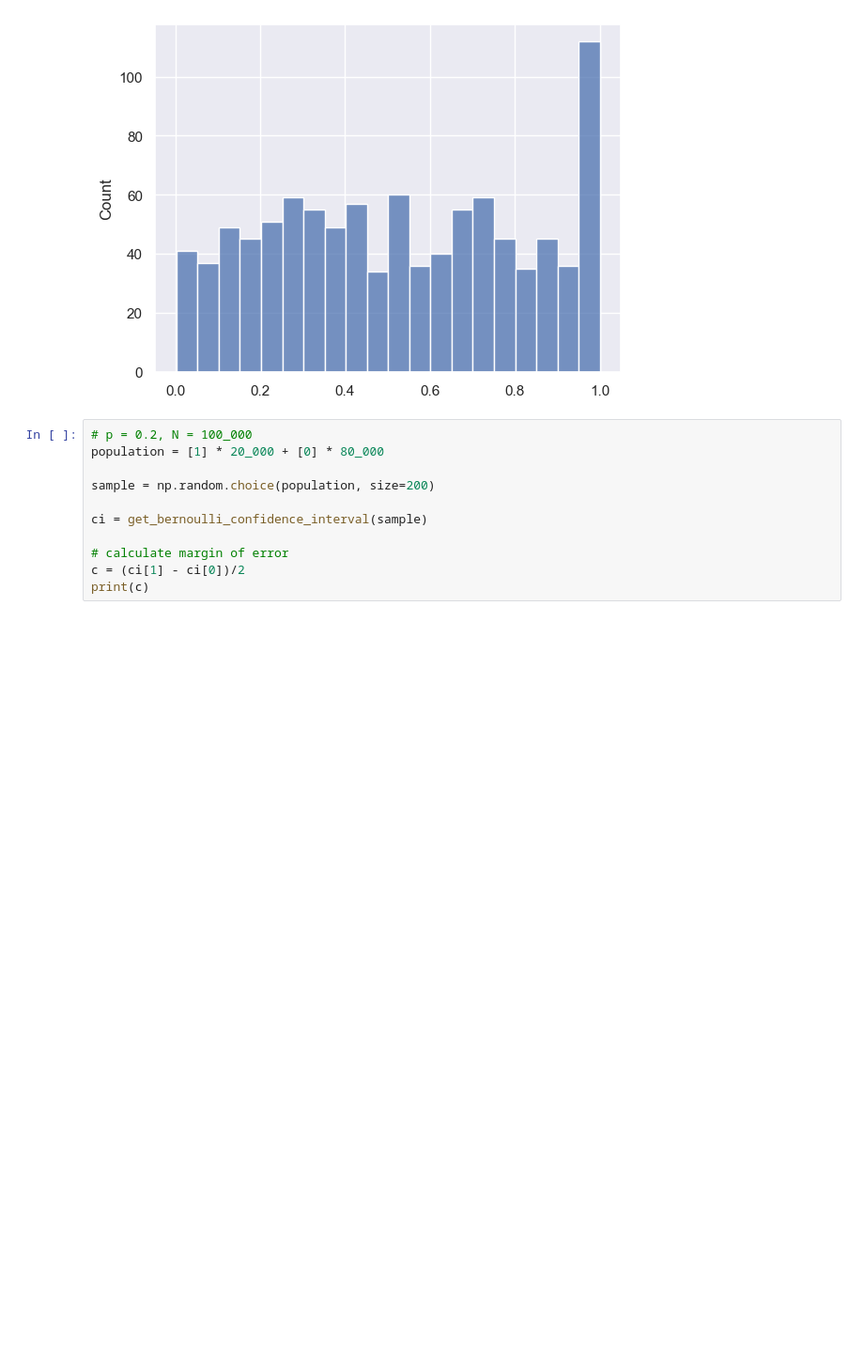
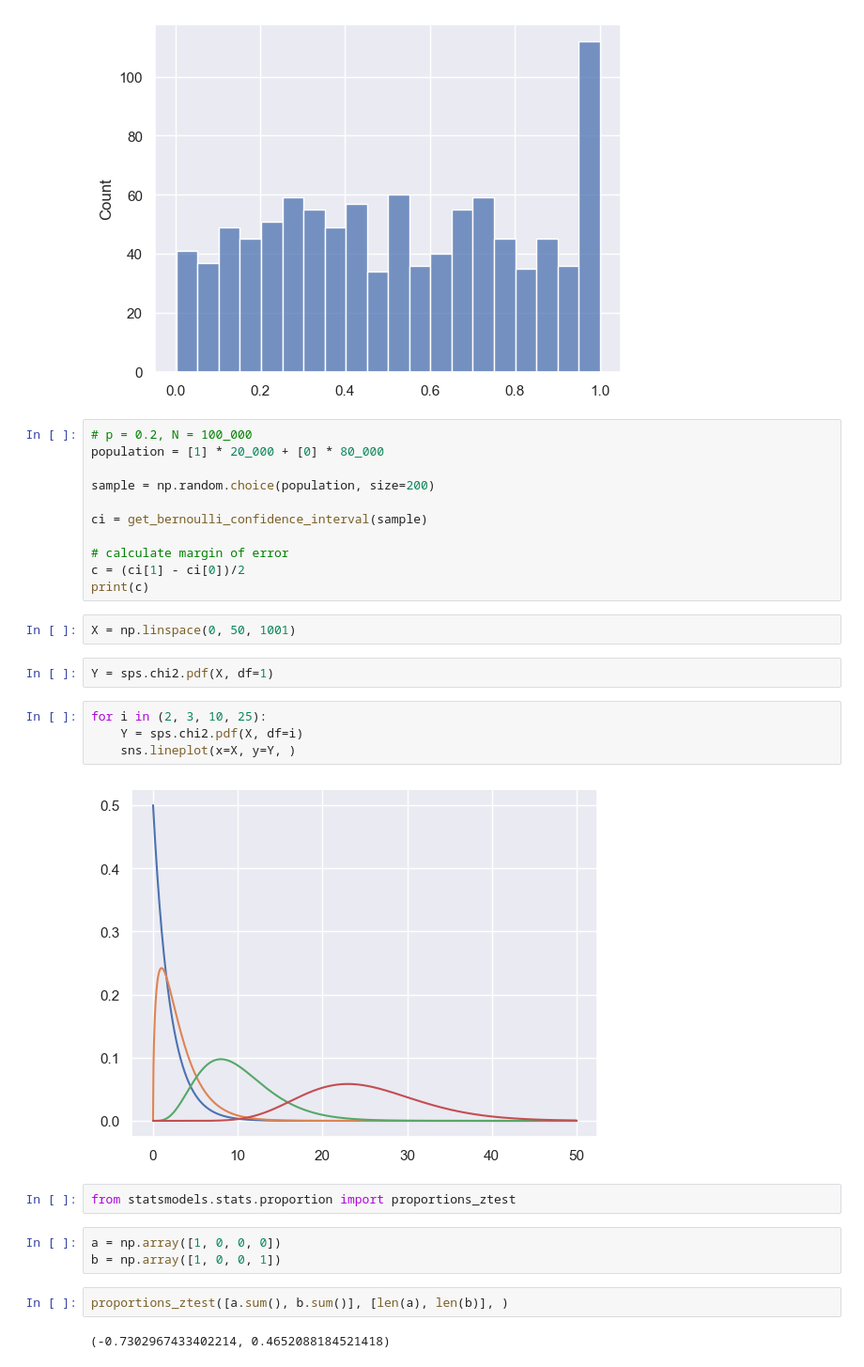
Before and after one commit to gbrs/statistical_experiments, a Jupyter notebook: Probe.ipynb, the cells around one changed output. Shown at 94% size. Saved outputs shown, nothing was run; the diff lists cells and outputs as text; blank space fills up the shorter version.

Commit message:
plot chisquare diagram for some dfs

```diff
--- a/Probe.ipynb
+++ b/Probe.ipynb
@@ -536,3 +536,22 @@ ci = get_bernoulli_confidence_interval(sample)
 # calculate margin of error
 c = (ci[1] - ci[0])/2
 print(c)
+# %%
+X = np.linspace(0, 50, 1001)
+# %%
+Y = sps.chi2.pdf(X, df=1)
+# %%
+for i in (2, 3, 10, 25):
+    Y = sps.chi2.pdf(X, df=i)
+    sns.lineplot(x=X, y=Y, )
+# %% [output]
+[figure, added]
+# %%
+from statsmodels.stats.proportion import proportions_ztest
+# %%
+a = np.array([1, 0, 0, 0])
+b = np.array([1, 0, 0, 1])
+# %%
+proportions_ztest([a.sum(), b.sum()], [len(a), len(b)], )
+# %% [output]
+(-0.7302967433402214, 0.4652088184521418)
```
